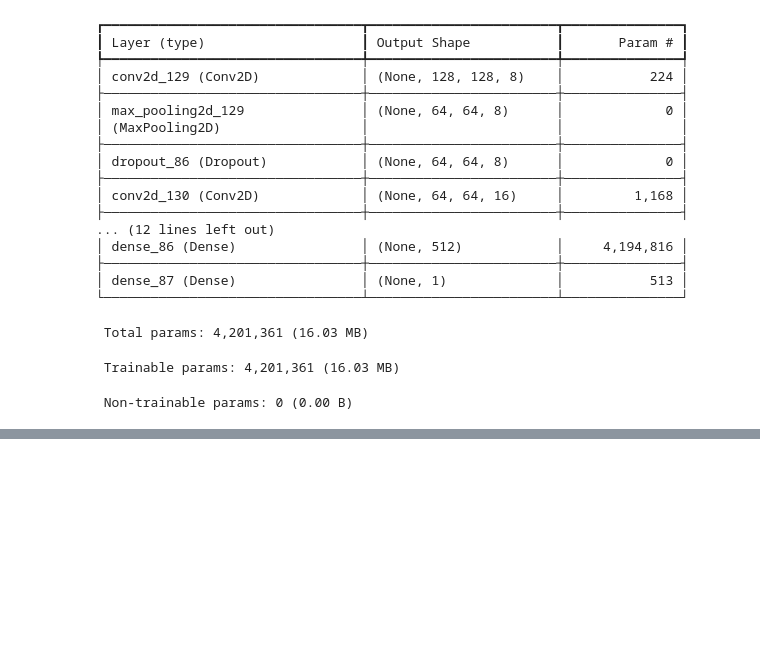
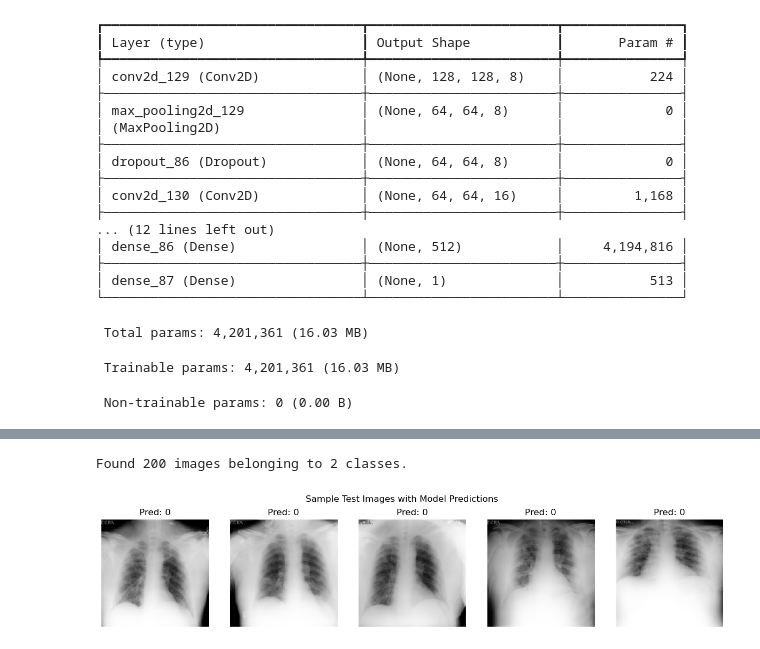
Before and after one commit to Lucmeister55/AI-project, a Jupyter notebook: notebooks/baseline.ipynb, the cells around one changed output, grey strips where cells are left out. Drawn from its saved outputs; the diff is of its cells as text; code cells hidden in the pictures; blank space fills up the shorter version.

```diff
--- a/notebooks/baseline.ipynb
+++ b/notebooks/baseline.ipynb
@@ -381,15 +420,9 @@ print(f"Model saved to {model_save_path}")
 reloaded_model = load_model(model_save_path)
 print("Model loaded from disk.")
 
-# Set parameters for the test data generator.
-img_height, img_width = 299, 299
-batch_size = 100
-path_test = "../data/test"
-
 # Compute the number of steps per epoch for the test data.
 total_test = test_data_gen.samples
 steps_test = total_test // batch_size
 
-# Evaluate the reloaded model on the test set.
-test_loss, test_accuracy = reloaded_model.evaluate(test_data_gen, steps=steps_test)
-print(f"Test Accuracy: {test_accuracy:.4f}")
+print(f"total_test: {total_test}")
+print(f"steps_test: {steps_test}")
@@ -425,25 +471,31 @@ plt.show()
 # %%
 # Create a test data generator WITHOUT normalization (for displaying original images).
-test_data_gen_no_norm = get_image_generator(path_test, img_height, img_width, batch_size, shuffle=False, preprocess=False)
+test_data_gen_no_norm = preprocessing.get_image_generator(
+    path_test,
+    img_height,
+    img_width,
+    batch_size,
+    norm = None,
+    shuffle=False,
+    preprocess=False)
 
 # Get one batch of images and their corresponding labels.
 images, labels = next(test_data_gen_no_norm)
 
 # Manually normalize the images for evaluation.
 images_norm = images.astype('float32') / 255.0
-
-# Get predictions on these normalized images.
-preds = best_model.predict(images_norm)
-preds_class = (preds > 0.5).astype(int).flatten()
 
 # Plot a few sample images with the predicted labels.
 num_images_to_plot = 5
 plt.figure(figsize=(15, 3))
 for i in range(num_images_to_plot):
     plt.subplot(1, num_images_to_plot, i+1)
     # Display the original (non-normalized) image.
     plt.imshow(images[i].astype("uint8"))
-    plt.title(f"Pred: {preds_class[i]}")
+    plt.title(f"Pred: {predictions_class[i]}")
     plt.axis('off')
 plt.suptitle("Sample Test Images with Model Predictions")
 plt.show()
+# %% [output]
+Found 200 images belonging to 2 classes.
+[figure, added]
```
Also changed, not shown: parts of 11 cells of this notebook, 2 other files.
